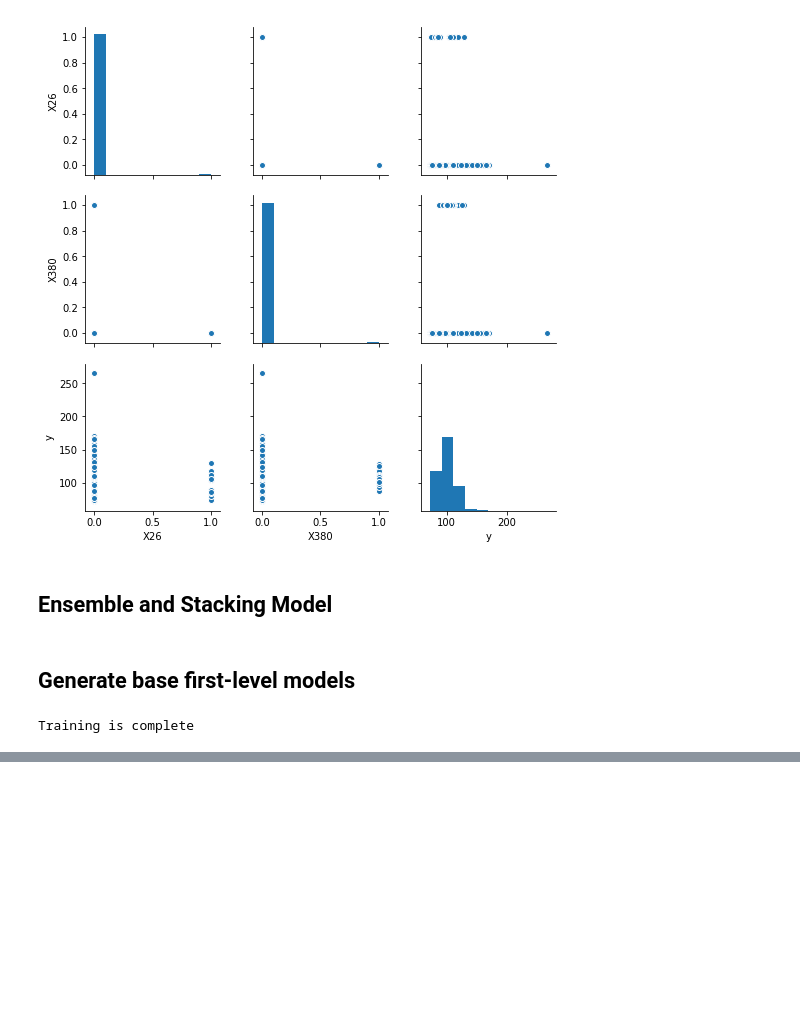
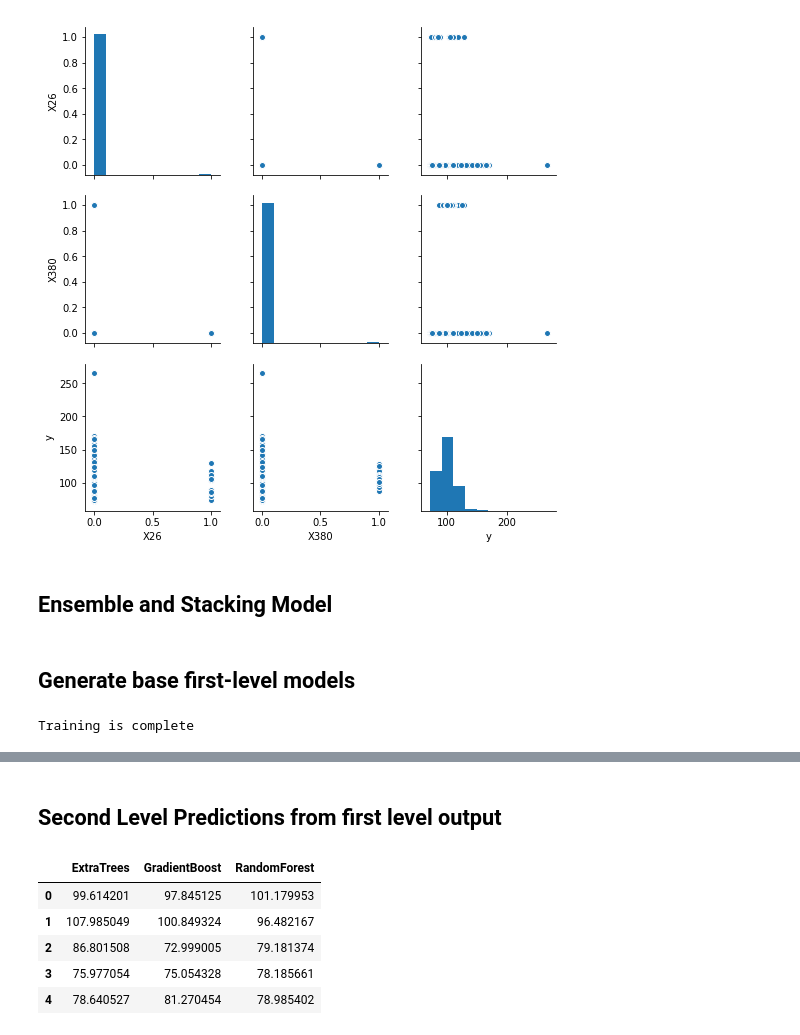
Before and after one commit to chenxu10/Kaggle_Benz, a Jupyter notebook: Benz_Kaggle_StackModel_Xu.ipynb, the cells around one changed output, grey strips where cells are left out. Drawn from its saved outputs; the diff is of its cells as text; code cells hidden in the pictures; blank space fills up the shorter version.

```diff
--- a/Benz_Kaggle_StackModel_Xu.ipynb
+++ b/Benz_Kaggle_StackModel_Xu.ipynb
@@ -163,9 +163,9 @@ ada_params = {
 
 # Gradient Boosting parameters
 gb_params = {
-    'n_estimators': 500,
+    'n_estimators': 100,
      #'max_features': 0.2,
-    'max_depth': 5,
+    'max_depth': 3,
     'min_samples_leaf': 2,
     'verbose': 0
 }
@@ -190,3 +190,7 @@ et_oof_train, et_oof_test = get_oof(et, x_train, y_train, x_test) # Extra Trees
 print("Training is complete")
 # %% [output]
 Training is complete
+# %%
+# Training a random forst model much faster than extra tree
+rf_oof_train, rf_oof_test = get_oof(rf,x_train, y_train, x_test) # random forest
+print("Training is complete")
@@ -192,0 +199,4 @@ Training is complete
+# %%
+# Traing a gradident boost model take a long time
+gb_oof_train, gb_oof_test = get_oof(gb,x_train, y_train, x_test)
+print("Training is complete")
@@ -213,0 +226,13 @@ et_feature = et.feature_importance(x_train,y_train)
+# %% [markdown]
+## Second Level Predictions from first level output
+# %%
+base_predictions_train=pd.DataFrame({'RandomForest':rf_oof_train.ravel(),
+                                     'ExtraTrees':et_oof_train.ravel(),'GradientBoost':gb_oof_train.ravel()})
+base_predictions_train.head()
+# %% [output]
+|  | ExtraTrees | GradientBoost | RandomForest |
+| 0 | 99.614201 | 97.845125 | 101.179953 |
+| 1 | 107.985049 | 100.849324 | 96.482167 |
+| 2 | 86.801508 | 72.999005 | 79.181374 |
+| 3 | 75.977054 | 75.054328 | 78.185661 |
+| 4 | 78.640527 | 81.270454 | 78.985402 |
```
Also changed, not shown: parts of 10 cells of this notebook, 41 other files.
